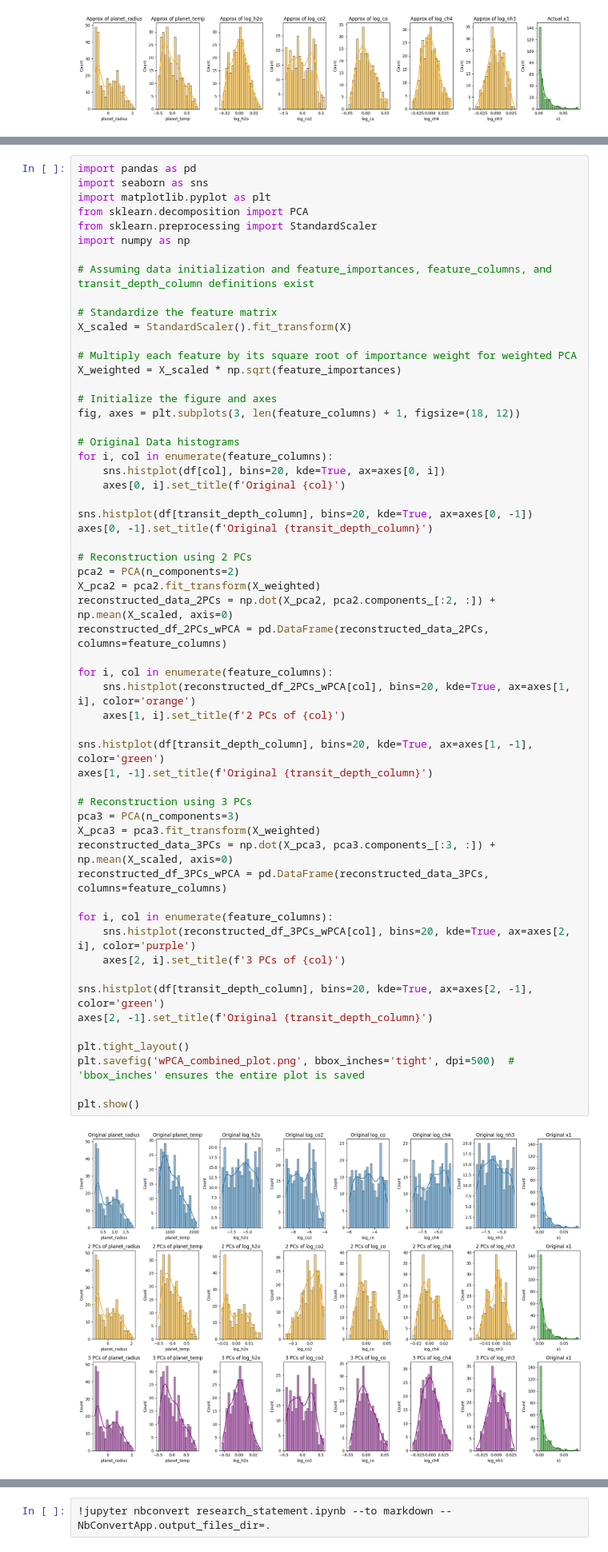
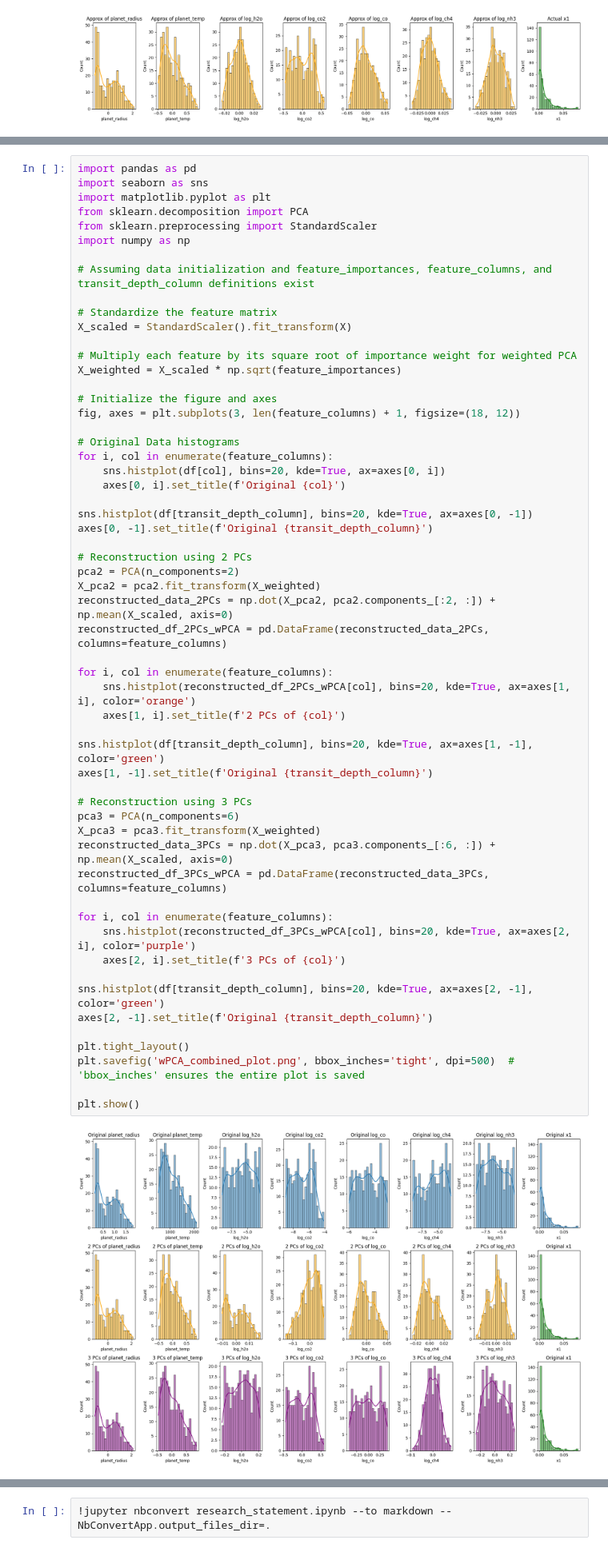
Before and after one commit to deepbas/DEEPAK-website, a Jupyter notebook: content/project/internal-project/wPCA-exoplanet/research_statement.ipynb, the cells around one changed output, grey strips where cells are left out. Shown at 80% size. Drawn from its saved outputs; the diff is of its cells as text.

```diff
--- a/content/project/internal-project/wPCA-exoplanet/research_statement.ipynb
+++ b/content/project/internal-project/wPCA-exoplanet/research_statement.ipynb
@@ -460,36 +460,36 @@ axes[0, -1].set_title(f'Original {transit_depth_column}')
 
 # Reconstruction using 2 PCs
 pca2 = PCA(n_components=2)
 X_pca2 = pca2.fit_transform(X_weighted)
 reconstructed_data_2PCs = np.dot(X_pca2, pca2.components_[:2, :]) + np.mean(X_scaled, axis=0)
 reconstructed_df_2PCs_wPCA = pd.DataFrame(reconstructed_data_2PCs, columns=feature_columns)
 
 for i, col in enumerate(feature_columns):
     sns.histplot(reconstructed_df_2PCs_wPCA[col], bins=20, kde=True, ax=axes[1, i], color='orange')
     axes[1, i].set_title(f'2 PCs of {col}')
 
 sns.histplot(df[transit_depth_column], bins=20, kde=True, ax=axes[1, -1], color='green')
 axes[1, -1].set_title(f'Original {transit_depth_column}')
 
 # Reconstruction using 3 PCs
-pca3 = PCA(n_components=3)
+pca3 = PCA(n_components=6)
 X_pca3 = pca3.fit_transform(X_weighted)
-reconstructed_data_3PCs = np.dot(X_pca3, pca3.components_[:3, :]) + np.mean(X_scaled, axis=0)
+reconstructed_data_3PCs = np.dot(X_pca3, pca3.components_[:6, :]) + np.mean(X_scaled, axis=0)
 reconstructed_df_3PCs_wPCA = pd.DataFrame(reconstructed_data_3PCs, columns=feature_columns)
 
 for i, col in enumerate(feature_columns):
     sns.histplot(reconstructed_df_3PCs_wPCA[col], bins=20, kde=True, ax=axes[2, i], color='purple')
     axes[2, i].set_title(f'3 PCs of {col}')
 
 sns.histplot(df[transit_depth_column], bins=20, kde=True, ax=axes[2, -1], color='green')
 axes[2, -1].set_title(f'Original {transit_depth_column}')
 
 plt.tight_layout()
 plt.savefig('wPCA_combined_plot.png', bbox_inches='tight', dpi=500)  # 'bbox_inches' ensures the entire plot is saved
 
 plt.show()
 # %% [output]
-[figure, old version]
+[figure, new version]
 # %% [markdown]
 ### Reconstruction of Exoplanet Data Using Principal Component Analysis (PCA)
 
```
Also changed, not shown: parts of 5 cells of this notebook, 25 other files.
